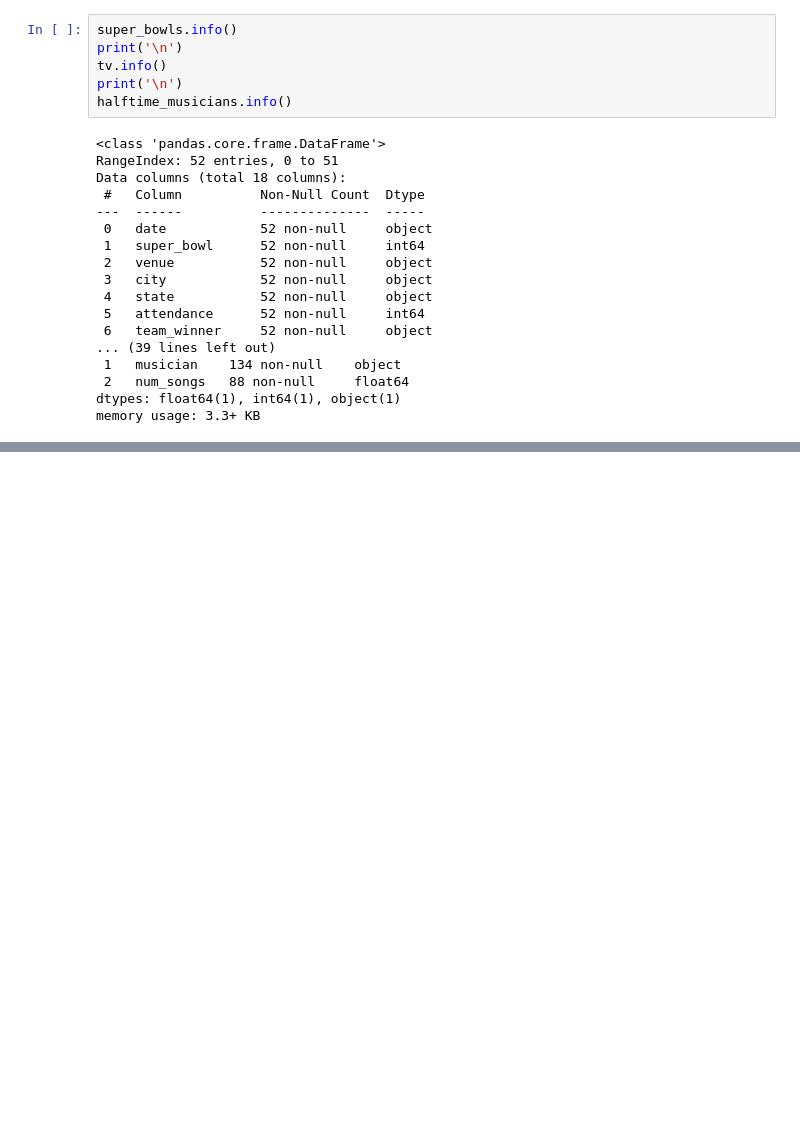
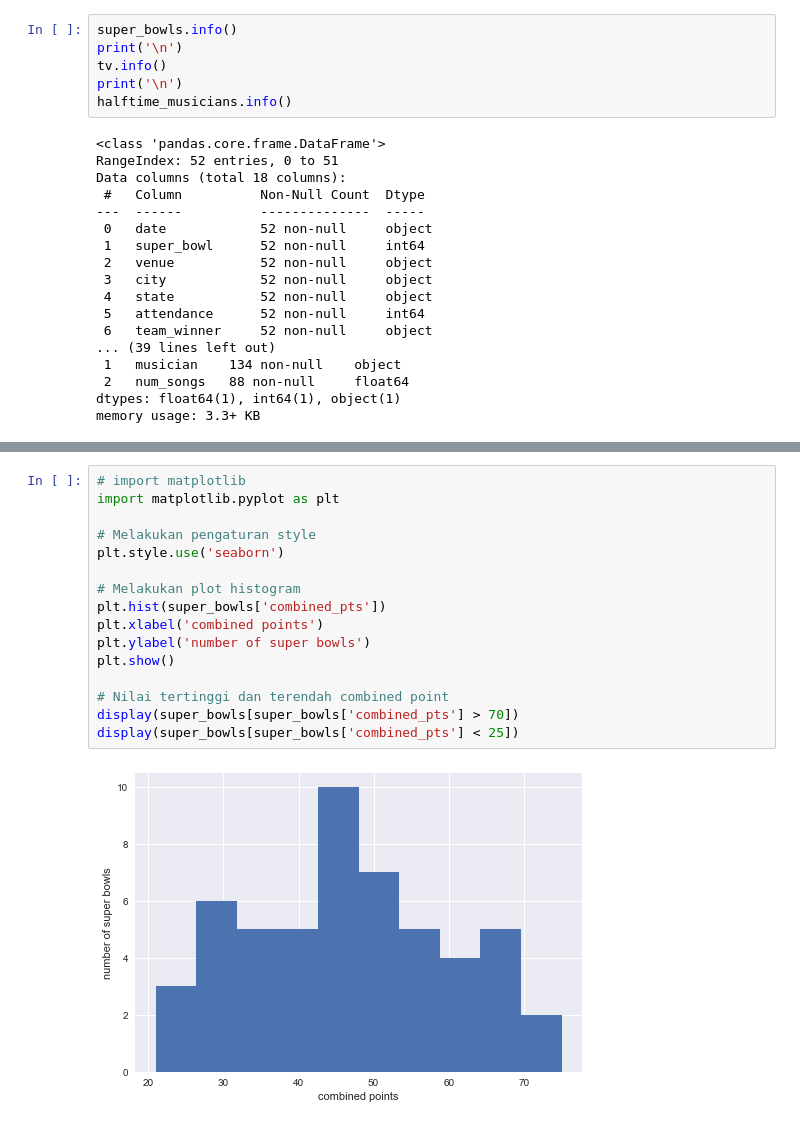
Before and after one commit to negatively/CaseStudy-DataCamp-python, a Jupyter notebook: analisa_tv.ipynb, the cells around one changed output, grey strips where cells are left out. Cells and saved outputs as stored; diff of their text form; blank space fills up the shorter version.

Commit message:
memvisualisasikan distribusi point super bowls

```diff
--- a/analisa_tv.ipynb
+++ b/analisa_tv.ipynb
@@ -68,0 +78,18 @@ memory usage: 3.3+ KB
+# %%
+# import matplotlib
+import matplotlib.pyplot as plt
+
+# Melakukan pengaturan style
+plt.style.use('seaborn')
+
+# Melakukan plot histogram
+plt.hist(super_bowls['combined_pts'])
+plt.xlabel('combined points')
+plt.ylabel('number of super bowls')
+plt.show()
+
+# Nilai tertinggi dan terendah combined point
+display(super_bowls[super_bowls['combined_pts'] > 70])
+display(super_bowls[super_bowls['combined_pts'] < 25])
+# %% [output]
+[figure, added]
```
Also changed, not shown: parts of 4 cells of this notebook.
